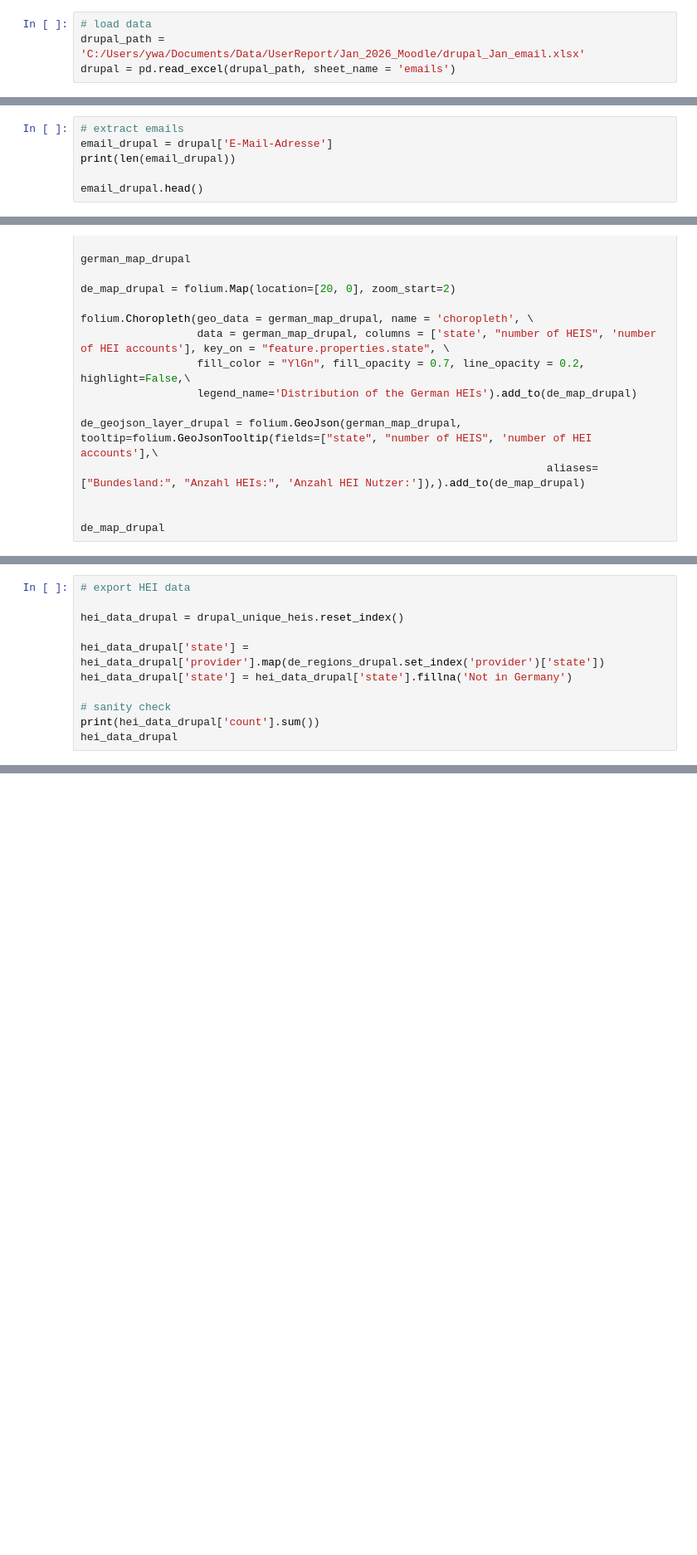
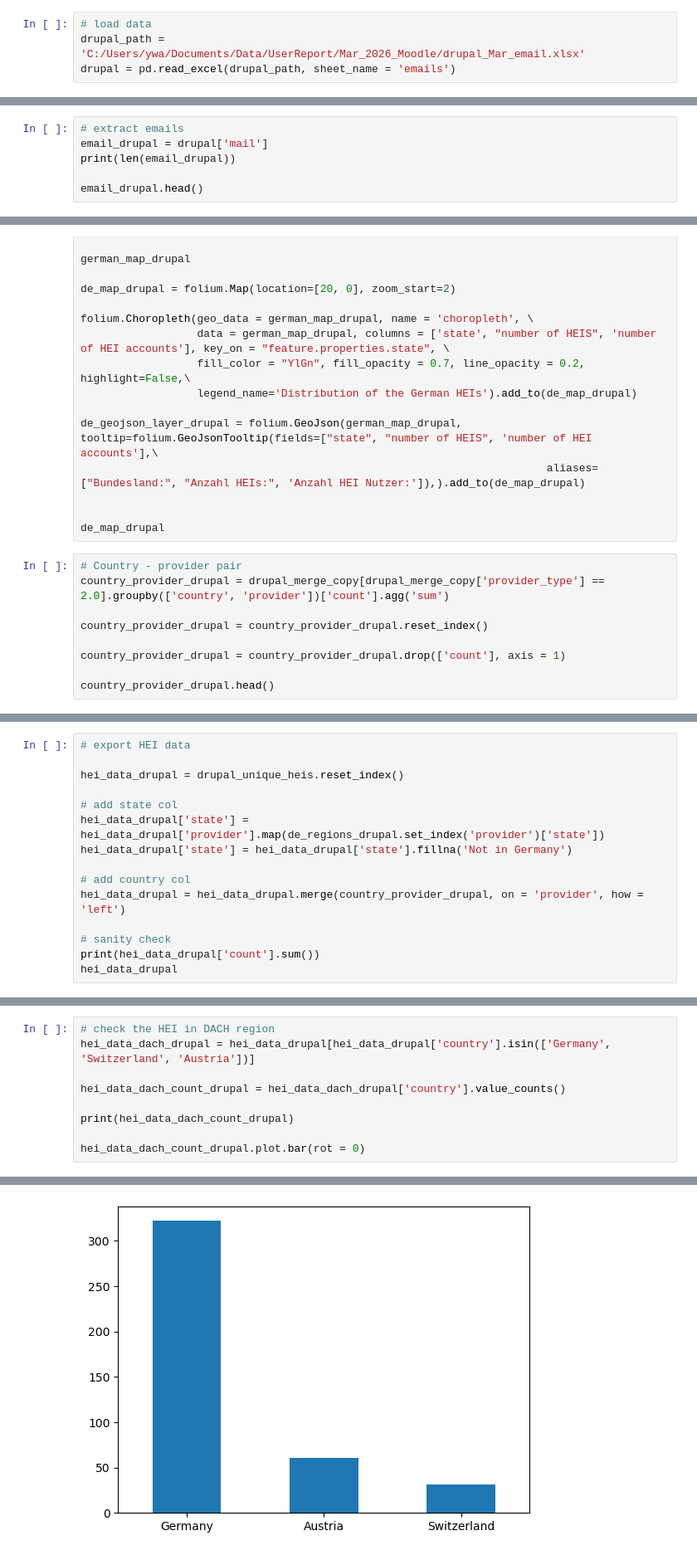
Before and after one commit to LenaAoyamaLawrence/Public-Projects, a Jupyter notebook: HEI Integration_CleanUp.ipynb, the cells around one changed output, grey strips where cells are left out. Shown at 83% size. Drawn from its saved outputs; the diff is of its cells as text; blank space fills up the shorter version.

```diff
--- a/HEI Integration_CleanUp.ipynb
+++ b/HEI Integration_CleanUp.ipynb
@@ -81,5 +92,5 @@ master_list.head()
 ### Drupal Data Analysis
 # %%
 # load data
-drupal_path = 'C:/Users/ywa/Documents/Data/UserReport/Jan_2026_Moodle/drupal_Jan_email.xlsx'
+drupal_path = 'C:/Users/ywa/Documents/Data/UserReport/Mar_2026_Moodle/drupal_Mar_email.xlsx'
 drupal = pd.read_excel(drupal_path, sheet_name = 'emails')
@@ -86,6 +111,6 @@ drupal = pd.read_excel(drupal_path, sheet_name = 'emails')
 # %%
 # extract emails
-email_drupal = drupal['E-Mail-Adresse']
+email_drupal = drupal['mail']
 print(len(email_drupal))
 
 email_drupal.head()
@@ -490,3 +795,12 @@ de_geojson_layer_drupal = folium.GeoJson(german_map_drupal, tooltip=folium.GeoJs
 
 
 de_map_drupal
+# %%
+# Country - provider pair
+country_provider_drupal = drupal_merge_copy[drupal_merge_copy['provider_type'] == 2.0].groupby(['country', 'provider'])['count'].agg('sum')
+
+country_provider_drupal = country_provider_drupal.reset_index()
+
+country_provider_drupal = country_provider_drupal.drop(['count'], axis = 1)
+
+country_provider_drupal.head()
@@ -495,8 +816,12 @@ de_map_drupal
 
 hei_data_drupal = drupal_unique_heis.reset_index()
 
+# add state col
 hei_data_drupal['state'] = hei_data_drupal['provider'].map(de_regions_drupal.set_index('provider')['state'])
 hei_data_drupal['state'] = hei_data_drupal['state'].fillna('Not in Germany')
+
+# add country col
+hei_data_drupal = hei_data_drupal.merge(country_provider_drupal, on = 'provider', how = 'left')
 
 # sanity check
 print(hei_data_drupal['count'].sum())
@@ -506,0 +847,10 @@ hei_data_drupal
+# %%
+# check the HEI in DACH region
+hei_data_dach_drupal = hei_data_drupal[hei_data_drupal['country'].isin(['Germany', 'Switzerland', 'Austria'])]
+
+hei_data_dach_count_drupal = hei_data_dach_drupal['country'].value_counts()
+
+print(hei_data_dach_count_drupal)
+
+hei_data_dach_count_drupal.plot.bar(rot = 0)
+# %% [output]
@@ -507,3 +862,4 @@ hei_data_drupal
+[figure, added]
 # %%
 # check on data from "others" category
 drupal_others = drupal_merge_copy[(drupal_merge_copy['provider_type'] == 1.0)]
```
Also changed, not shown: parts of 98 cells of this notebook.
